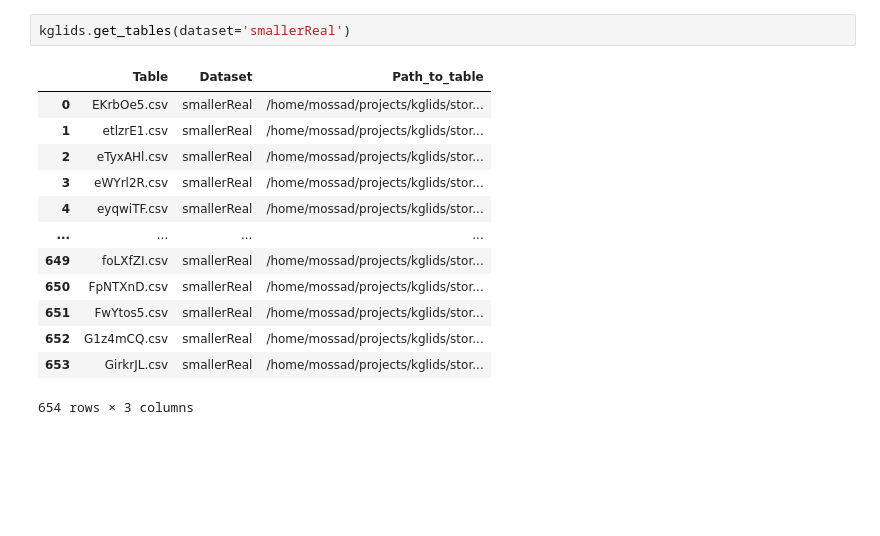
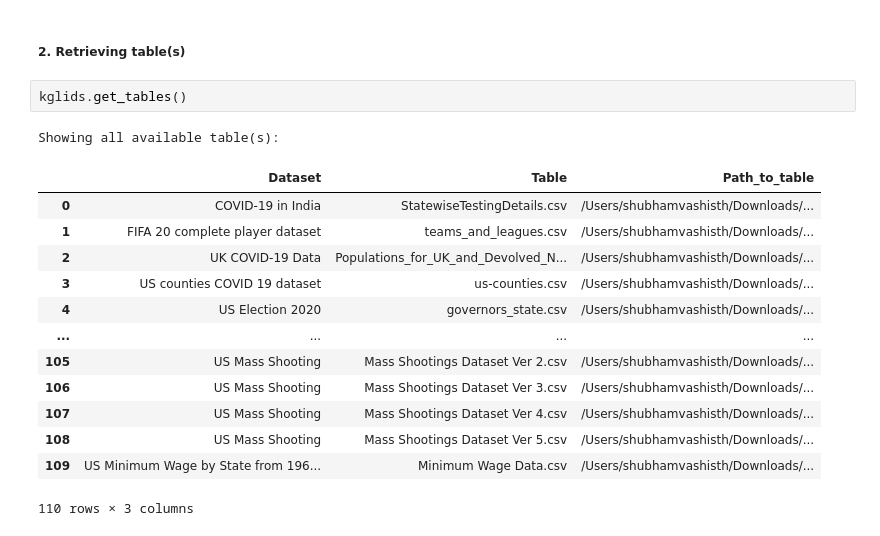
Before and after one commit to CoDS-GCS/kglids, a Jupyter notebook: KGLiDS_API_tutorial.ipynb, the cells around one changed output. Cells and saved outputs as stored; diff of their text form; blank space fills up the shorter version.

```diff
--- a/KGLiDS_API_tutorial.ipynb
+++ b/KGLiDS_API_tutorial.ipynb
@@ -18,16 +61,19 @@ kglids.get_datasets()
+# %% [markdown]
+##### <b>2.  Retrieving table(s) </b>
 # %%
-kglids.get_tables(dataset='smallerReal')
+kglids.get_tables()
 # %% [output]
+Showing all available table(s):
-|  | Table | Dataset | Path_to_table |
-| 0 | EKrbOe5.csv | smallerReal | /home/mossad/projects/kglids/stor... |
-| 1 | etlzrE1.csv | smallerReal | /home/mossad/projects/kglids/stor... |
-| 2 | eTyxAHl.csv | smallerReal | /home/mossad/projects/kglids/stor... |
-| 3 | eWYrl2R.csv | smallerReal | /home/mossad/projects/kglids/stor... |
-| 4 | eyqwiTF.csv | smallerReal | /home/mossad/projects/kglids/stor... |
+|  | Dataset | Table | Path_to_table |
+| 0 | COVID-19 in India | StatewiseTestingDetails.csv | /Users/shubhamvashisth/Downloads/... |
+| 1 | FIFA 20 complete player dataset | teams_and_leagues.csv | /Users/shubhamvashisth/Downloads/... |
+| 2 | UK COVID-19 Data | Populations_for_UK_and_Devolved_N... | /Users/shubhamvashisth/Downloads/... |
+| 3 | US counties COVID 19 dataset | us-counties.csv | /Users/shubhamvashisth/Downloads/... |
+| 4 | US Election 2020 | governors_state.csv | /Users/shubhamvashisth/Downloads/... |
 | ... | ... | ... | ... |
-| 649 | foLXfZI.csv | smallerReal | /home/mossad/projects/kglids/stor... |
-| 650 | FpNTXnD.csv | smallerReal | /home/mossad/projects/kglids/stor... |
-| 651 | FwYtos5.csv | smallerReal | /home/mossad/projects/kglids/stor... |
-| 652 | G1z4mCQ.csv | smallerReal | /home/mossad/projects/kglids/stor... |
-| 653 | GirkrJL.csv | smallerReal | /home/mossad/projects/kglids/stor... |
+| 105 | US Mass Shooting | Mass Shootings Dataset Ver 2.csv | /Users/shubhamvashisth/Downloads/... |
+| 106 | US Mass Shooting | Mass Shootings Dataset Ver 3.csv | /Users/shubhamvashisth/Downloads/... |
+| 107 | US Mass Shooting | Mass Shootings Dataset Ver 4.csv | /Users/shubhamvashisth/Downloads/... |
+| 108 | US Mass Shooting | Mass Shootings Dataset Ver 5.csv | /Users/shubhamvashisth/Downloads/... |
+| 109 | US Minimum Wage by State from 196... | Minimum Wage Data.csv | /Users/shubhamvashisth/Downloads/... |
-654 rows × 3 columns
+110 rows × 3 columns
```
Also changed, not shown: parts of 27 cells of this notebook, 3 other files.
